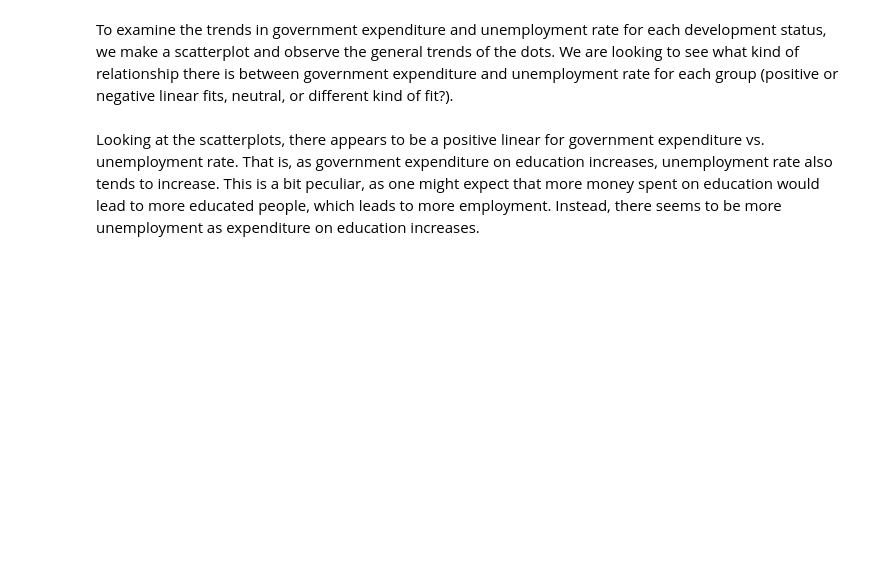
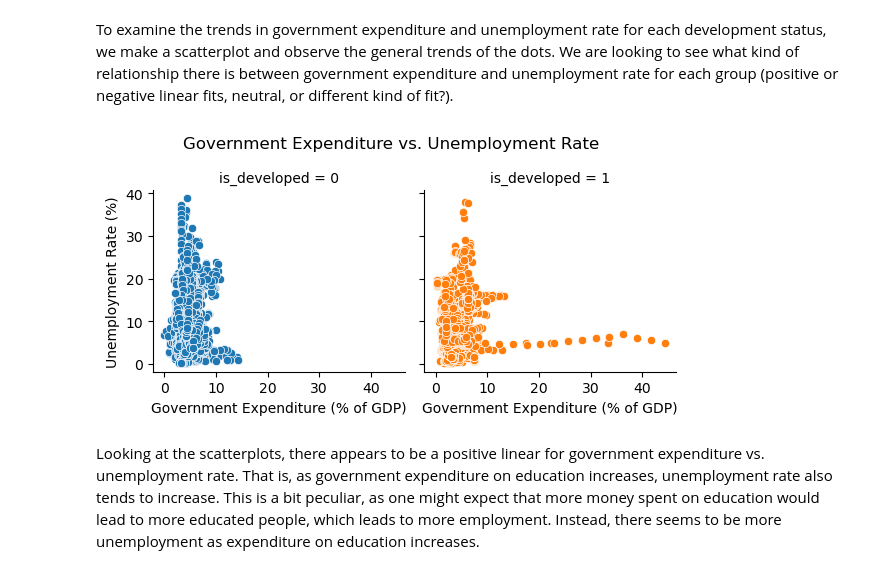
Before and after one commit to Matty67889/info-2950-project, a Jupyter notebook: phase4_new.ipynb, the cells around one changed output. Saved outputs shown, nothing was run; the diff lists cells and outputs as text; code cells hidden in the pictures; blank space fills up the shorter version.

Commit message:
File cleanup, update visualization code
- Remove unnecessary files
- Update phase4 notebook to use the same dataset for all visualizations

```diff
--- a/phase4_new.ipynb
+++ b/phase4_new.ipynb
@@ -234,29 +250,25 @@ class_mappings = {"high_income": 0,
                   "upper_middle": 0,
                   "lower_middle": 1,
                   "low_income": 1}
-analysis_df['is_developed'] = analysis_df['income_class'].map(class_mappings)
+data['is_developed'] = data['country_type'].map(class_mappings)
 
 # group by development status
-development_grouped = analysis_df.groupby('is_developed')
+development_grouped = data.groupby('is_developed')
 # %% [markdown]
 To examine the trends in government expenditure and unemployment rate for each development status, we make a scatterplot and observe the general trends of the dots. We are looking to see what kind of relationship there is between government expenditure and unemployment rate for each group (positive or negative linear fits, neutral, or different kind of fit?).
 # %%
-grid = sns.FacetGrid(analysis_df, col="is_developed", hue='is_developed')
-grid.map(sns.scatterplot, 'govt_exp_edu_pct', 'unemp_pct')
-# plt.title("Government Expenditure vs. Unemployment Rate")
+grid = sns.FacetGrid(data, col='is_developed', hue='is_developed')
+grid.map(sns.scatterplot, 'Education_expenditure', 'Unemployment')
 grid.set_xlabels("Government Expenditure (% of GDP)")
 grid.set_ylabels("Unemployment Rate (%)")
 # https://stackoverflow.com/questions/43920341/facetgrid-change-titles
 # grid.set_titles(col_template='C{col_name}')
 # Title inspiration: https://stackoverflow.com/questions/29813694/how-to-add-a-title-to-seaborn-facet-plot
 grid.fig.subplots_adjust(top=0.8)
 grid.fig.suptitle("Government Expenditure vs. Unemployment Rate")
-
-# Using rp
-# rp = sns.relplot(data=analysis_df, x='govt_exp_edu_pct', y='unemp_pct', col="is_developed", hue='is_developed', kind='scatter')
-# rp.fig.subplots_adjust(top=0.9)
-# rp.fig.suptitle("Government Expenditure vs. Unemployment Rate")
 plt.show()
+# %% [output]
+[figure, added]
 # %% [markdown]
 Looking at the scatterplots, there appears to be a positive linear for government expenditure vs. unemployment rate. That is, as government expenditure on education increases, unemployment rate also tends to increase. This is a bit peculiar, as one might expect that more money spent on education would lead to more educated people, which leads to more employment. Instead, there seems to be more unemployment as expenditure on education increases.
 # %% [markdown]
```
Also changed, not shown: parts of 14 cells of this notebook, 5 other files.
